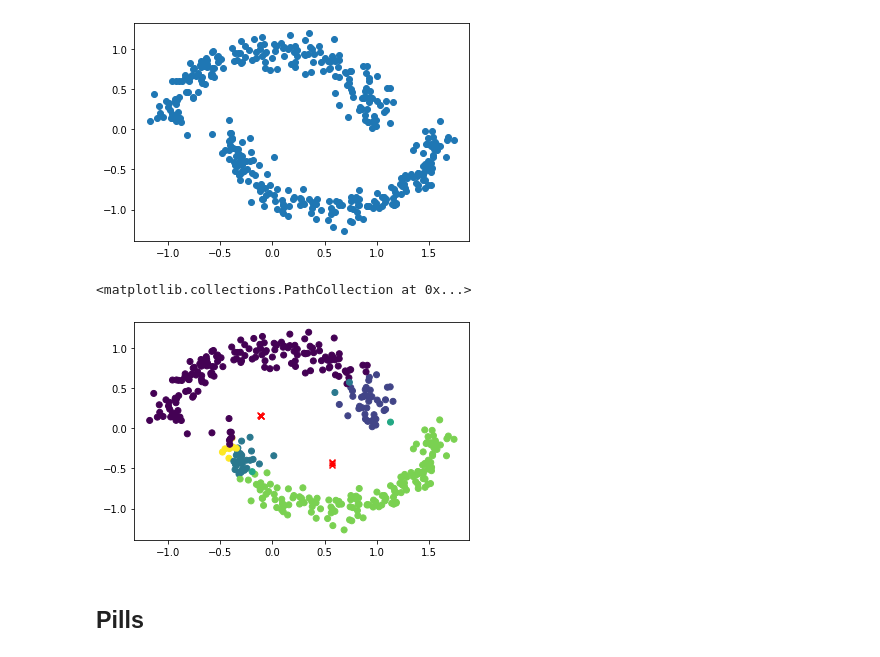
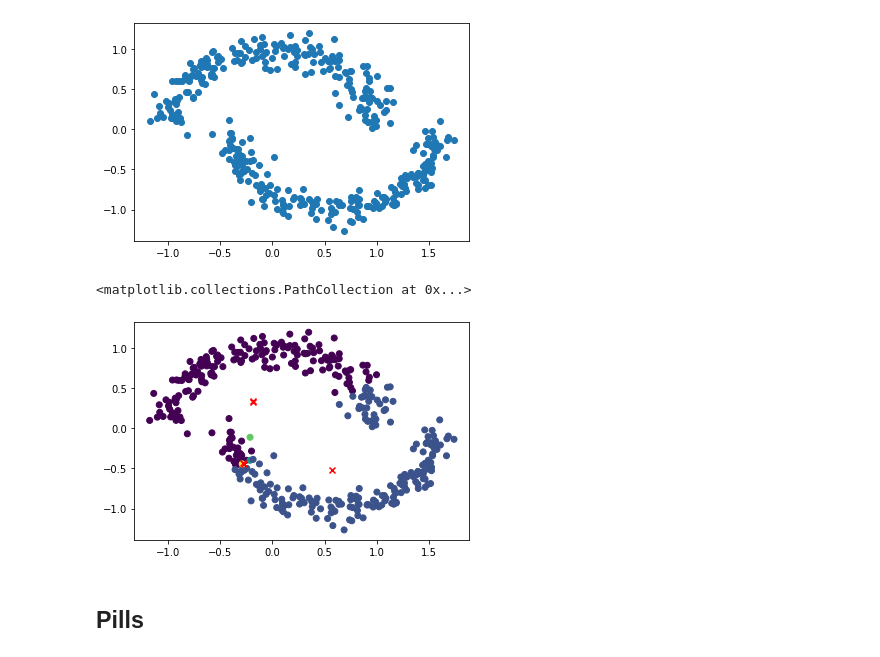
Before and after one commit to Bizangel/ImageSegmentation, a Jupyter notebook: Cut-it.ipynb, the cells around one changed output. Cells and saved outputs as stored; diff of their text form; code cells hidden in the pictures.

```diff
--- a/Cut-it.ipynb
+++ b/Cut-it.ipynb
@@ -156,9 +158,9 @@ plt.show()
 # %% [output]
 [figure]
 # %%
-centroids, labels = mean_shift(pts, radius=1.3, geometric_mean=True, display_error =False)
+centroids, labels = mean_shift(pts, radius=1.2, geometric_mean=True, display_error =False)
 plt.scatter(pts[:,0],pts[:,1], c=labels)
 plt.scatter(centroids[:,0], centroids[:,1], marker='x', color='red')
 # %% [output]
 <matplotlib.collections.PathCollection at 0x...>
-[figure, old version]
+[figure, new version]
```
Also changed, not shown: parts of 49 cells of this notebook.
